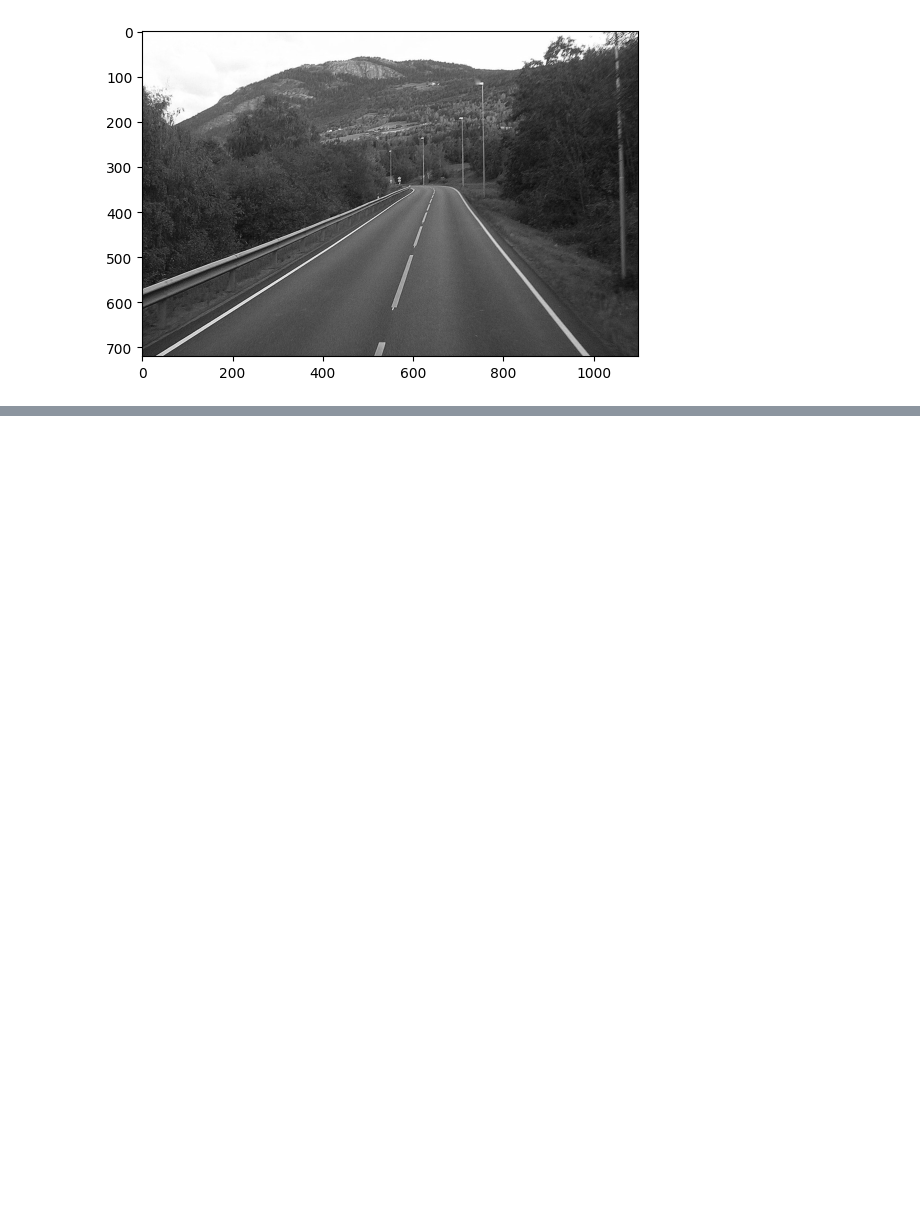
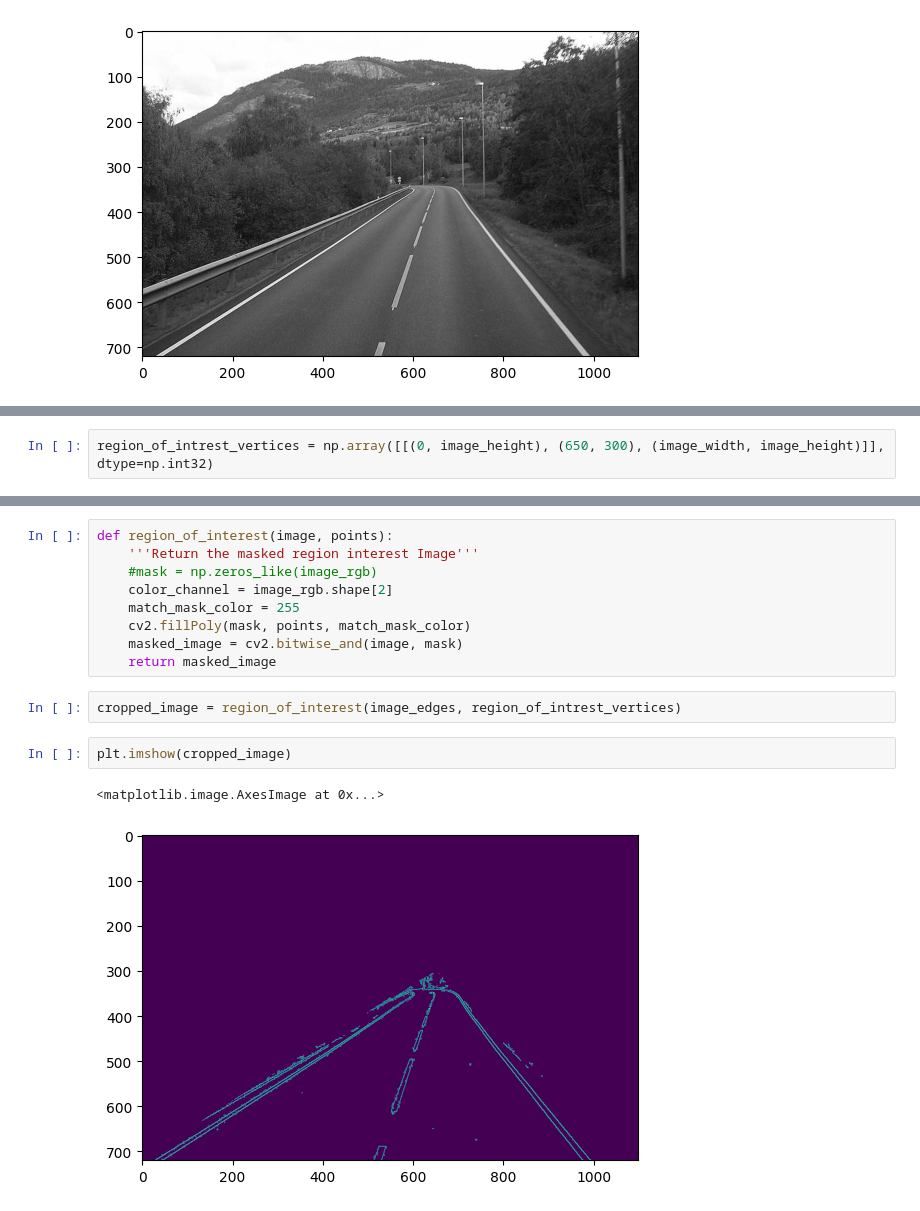
Before and after one commit to vijivenkadesh/computer_vision, a Jupyter notebook: lane-detection/roadlane_line_detection_with_openCV.ipynb, the cells around one changed output, grey strips where cells are left out. Saved outputs shown, nothing was run; the diff lists cells and outputs as text; blank space fills up the shorter version.

```diff
--- a/lane-detection/roadlane_line_detection_with_openCV.ipynb
+++ b/lane-detection/roadlane_line_detection_with_openCV.ipynb
@@ -17,0 +24,2 @@ plt.imshow(image_gray, cmap='gray')
+# %%
+region_of_intrest_vertices = np.array([[(0, image_height), (650, 300), (image_width, image_height)]], dtype=np.int32)
@@ -17,0 +33,16 @@ plt.imshow(image_gray, cmap='gray')
+# %%
+def region_of_interest(image, points):
+    '''Return the masked region interest Image'''
+    #mask = np.zeros_like(image_rgb)
+    color_channel = image_rgb.shape[2]
+    match_mask_color = 255
+    cv2.fillPoly(mask, points, match_mask_color)
+    masked_image = cv2.bitwise_and(image, mask)
+    return masked_image
+# %%
+cropped_image = region_of_interest(image_edges, region_of_intrest_vertices)
+# %%
+plt.imshow(cropped_image)
+# %% [output]
+<matplotlib.image.AxesImage at 0x...>
+[figure, added]
```
Also changed, not shown: parts of 5 cells of this notebook.
